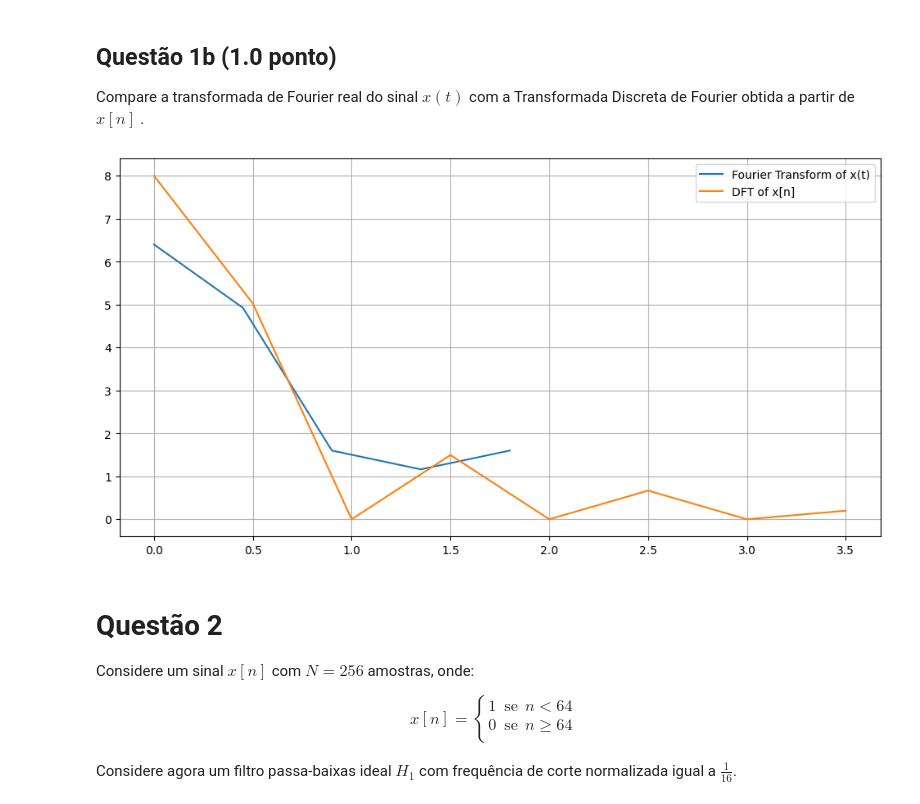
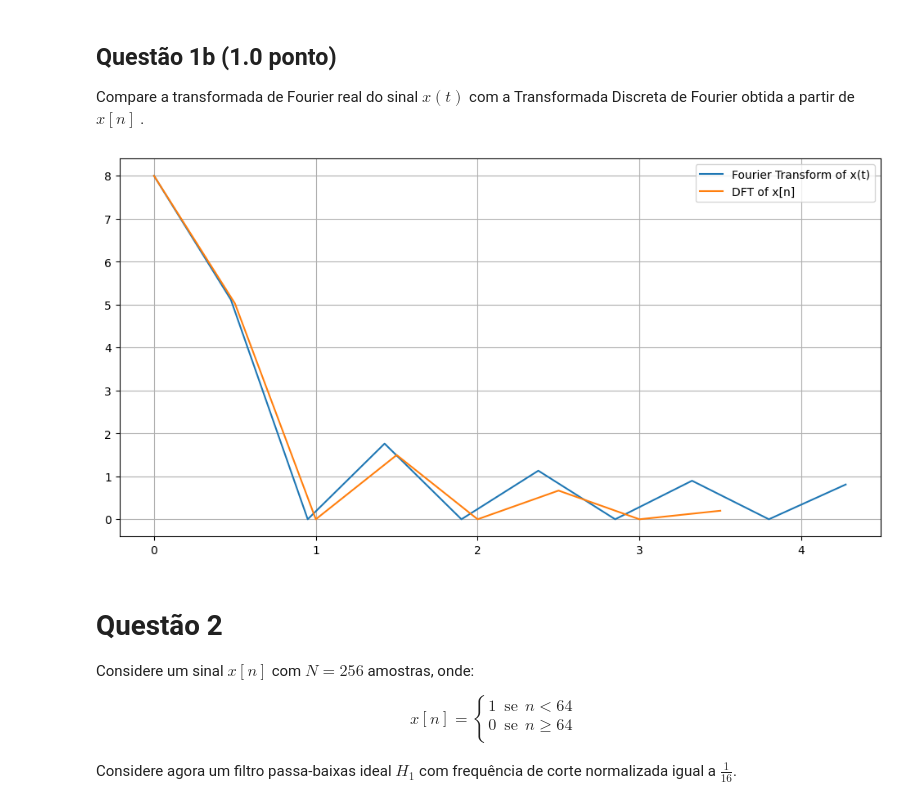
Before and after one commit to geraldotnf/sstd, a Jupyter notebook: Projeto_3/projeto3.ipynb, the cells around one changed output. Drawn from its saved outputs; the diff is of its cells as text; code cells hidden in the pictures.

```diff
--- a/Projeto_3/projeto3.ipynb
+++ b/Projeto_3/projeto3.ipynb
@@ -92,35 +92,35 @@ def rect(x):
     return np.where(np.abs(x) < 0.5, 1, np.where(np.abs(x) == 0.5, 0.5, 0))
 
 
 def x(t):
     return 8 * rect(t)
 
 
 T = 1/8
-t = np.linspace(-1, 1, 10)
+t = np.linspace(-1, 1, 20)
 t_sampled = np.arange(-1, 1, T)
 x_sampled = x(t_sampled)
 
 
 N = len(t)
 T_high_res = t[1] - t[0]
 xf_high_res = fftfreq(N, T_high_res)[:N//2]
 yf_high_res = fft(x(t))[:N//2]
 
 
 N_sampled = len(t_sampled)
 xf_sampled = fftfreq(N_sampled, T)[:N_sampled//2]
 yf_sampled = fft(x_sampled)[:N_sampled//2]
 
 
 plt.figure(figsize=(12,6))
 plt.plot(xf_high_res, 2.0/N * np.abs(yf_high_res), label='Fourier Transform of x(t)')
 plt.plot(xf_sampled, 2.0/N_sampled * np.abs(yf_sampled), label='DFT of x[n]')
 plt.legend()
 plt.grid(True)
 plt.show()
 # %% [output]
-[figure, old version]
+[figure, new version]
 # %% [markdown]
 # Questão 2
 
```
Also changed, not shown: parts of 7 cells of this notebook.
